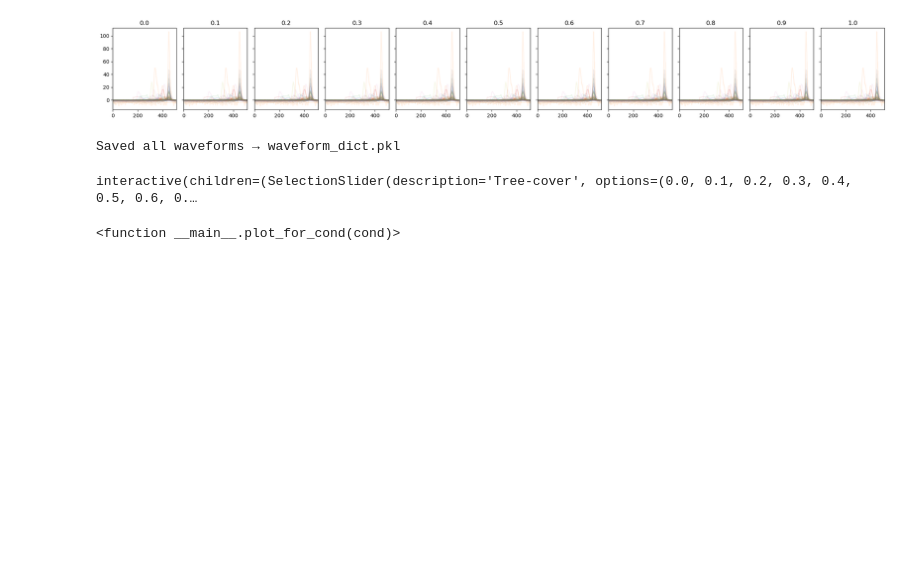
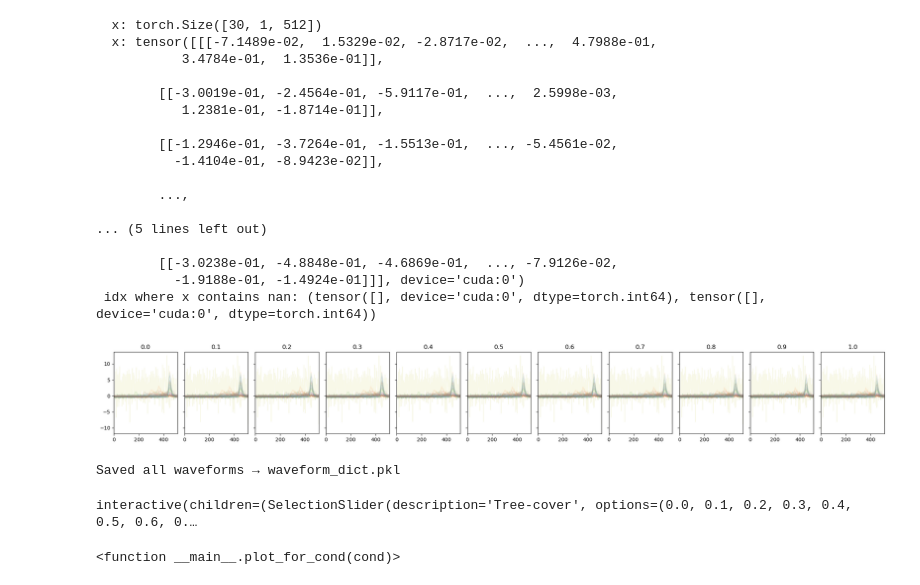
Before and after one commit to AceSix/gedi-conditional-ddim, a Jupyter notebook: cond_gen_visualization.ipynb, the cells around one changed output. Cells and saved outputs as stored; diff of their text form; code cells hidden in the pictures; blank space fills up the shorter version.

```diff
--- a/cond_gen_visualization.ipynb
+++ b/cond_gen_visualization.ipynb
@@ -3,11 +3,11 @@ import torch
 import numpy as np
 import matplotlib.pyplot as plt
 
-from utils.engine import DDIMSampler  # or DDPMSampler if you prefer
+from utils.engine import DDIMSampler
 from model.UNet    import UNet
 
 # 1) Point this to your trained checkpoint
-checkpoint_path = "checkpoint/gedi_treecover_e4.pth"
+checkpoint_path = "checkpoint/gedi_treecover_v2_e22.pth"
 
 # 2) Device
 device = torch.device("cuda" if torch.cuda.is_available() else "cpu")
@@ -21,19 +21,21 @@ model.load_state_dict(cp["model"])
 model.eval()
 
 # 5) Create sampler
-sampler = DDIMSampler(model, **cp["config"]["Trainer"]).to(device)
+sampler = DDIMSampler(model, guidance_scale = 2, **cp["config"]["Trainer"]).to(device)
 
 # 6) Sampling hyper-params
-steps  = 250
+steps  = 300
 eta    = 0.0
-method = "quadratic" #"linear"
+method = "linear" # linear, quadratic
 # %%
-# 1) Define your condition grid (here 0.0 → 1.0 in steps of 0.1)
-cond_values = np.round(np.linspace(0.0, 1.0, 11), 2)
+from torch.amp import autocast
+
+# 1) Define condition grid (0.0 → 1.0 in steps of 0.1)
+cond_values    = np.round(np.linspace(0.0, 1.0, 11), 2)
 
 # 2) Batch size & storage dict
-batch_size    = 100
-waveform_dict = {}
+batch_size     = 30
+waveform_dict  = {}
 
 # 3) Prepare plotting grid
 fig, axes = plt.subplots(
@@ -42,26 +44,32 @@ fig, axes = plt.subplots(
     sharey=True
 )
 x_axis = np.arange(512)  # waveform length
-z_t = torch.randn((batch_size, cp["config"]["Model"]["in_channels"], 512),
-                    device=device)
+z_t    = torch.randn((batch_size, cp["config"]["Model"]["in_channels"], 512),
+                     device=device)
 
-# 4) Loop through each condition
+
+# 4) Loop through each condition with mixed precision
 for i, cond in enumerate(cond_values):
-    # a) Sample noise & build cond tensor
     cond_tensor = torch.full((batch_size, 1), cond,
                              dtype=torch.float, device=device)
 
-    # b) Run sampler (only final x₀)
-    x = sampler(z_t, cond=cond_tensor,
-                only_return_x_0=True,
-                steps=steps, eta=eta, method=method)
-    # x: [B, 1, 512]
 
-    # c) To numpy & squeeze channel
-    waveforms = x.cpu().numpy().squeeze(1)  # → (batch_size, 512)
+    # run sampler under autocast for mixed precision
+    with autocast('cuda', dtype=torch.bfloat16):
+        x = sampler(
+            z_t, cond=cond_tensor,
+            only_return_x_0=True,
+            steps=steps, eta=eta,
+            method=method
+        )
+        print(f"  x: {x.shape}")
+        print(f"  x: {x}")
+        print(f" idx where x contains nan: {torch.isnan(x).any(dim=1).nonzero(as_tuple=True)}")
+    # x: [B, 1, 512] → to numpy & squeeze channel
+    waveforms = x.cpu().numpy().squeeze(1)  # (batch_size, 512)
     waveform_dict[cond] = waveforms
 
-    # d) Plot stacked waveforms
+    # plot stacked waveforms
     ax = axes[i]
     for wf in waveforms:
         ax.plot(x_axis, wf, alpha=0.1)
@@ -74,4 +248,21 @@ plt.show()
+  x: torch.Size([30, 1, 512])
+  x: tensor([[[-7.1489e-02,  1.5329e-02, -2.8717e-02,  ...,  4.7988e-01,
+           3.4784e-01,  1.3536e-01]],
+
+        [[-3.0019e-01, -2.4564e-01, -5.9117e-01,  ...,  2.5998e-03,
+           1.2381e-01, -1.8714e-01]],
+
+        [[-1.2946e-01, -3.7264e-01, -1.5513e-01,  ..., -5.4561e-02,
+          -1.4104e-01, -8.9423e-02]],
+
+        ...,
+
+... (5 lines left out)
+
+        [[-3.0238e-01, -4.8848e-01, -4.6869e-01,  ..., -7.9126e-02,
+          -1.9188e-01, -1.4924e-01]]], device='cuda:0')
+ idx where x contains nan: (tensor([], device='cuda:0', dtype=torch.int64), tensor([], device='cuda:0', dtype=torch.int64))
-[figure, old version]
+[figure, new version]
 # %%
 import pickle
 
```
Also changed, not shown: parts of 1 cell of this notebook, 6 other files.
